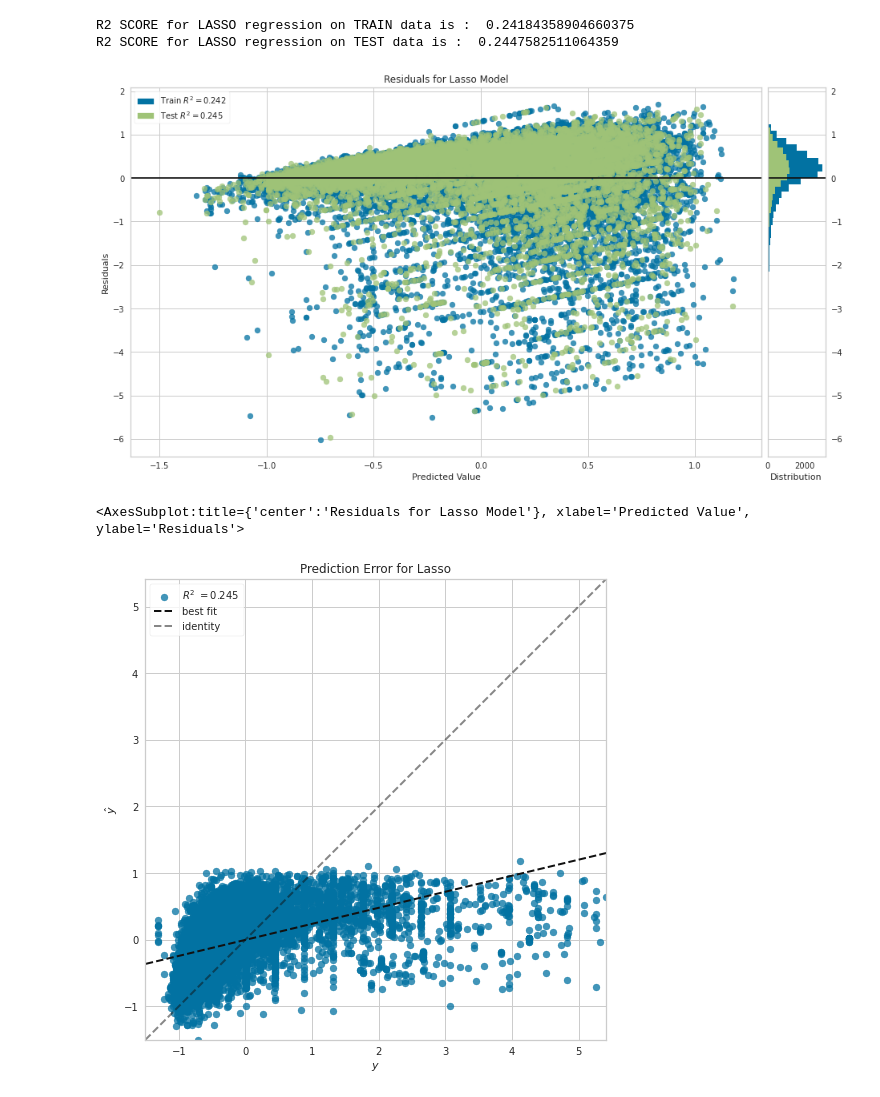
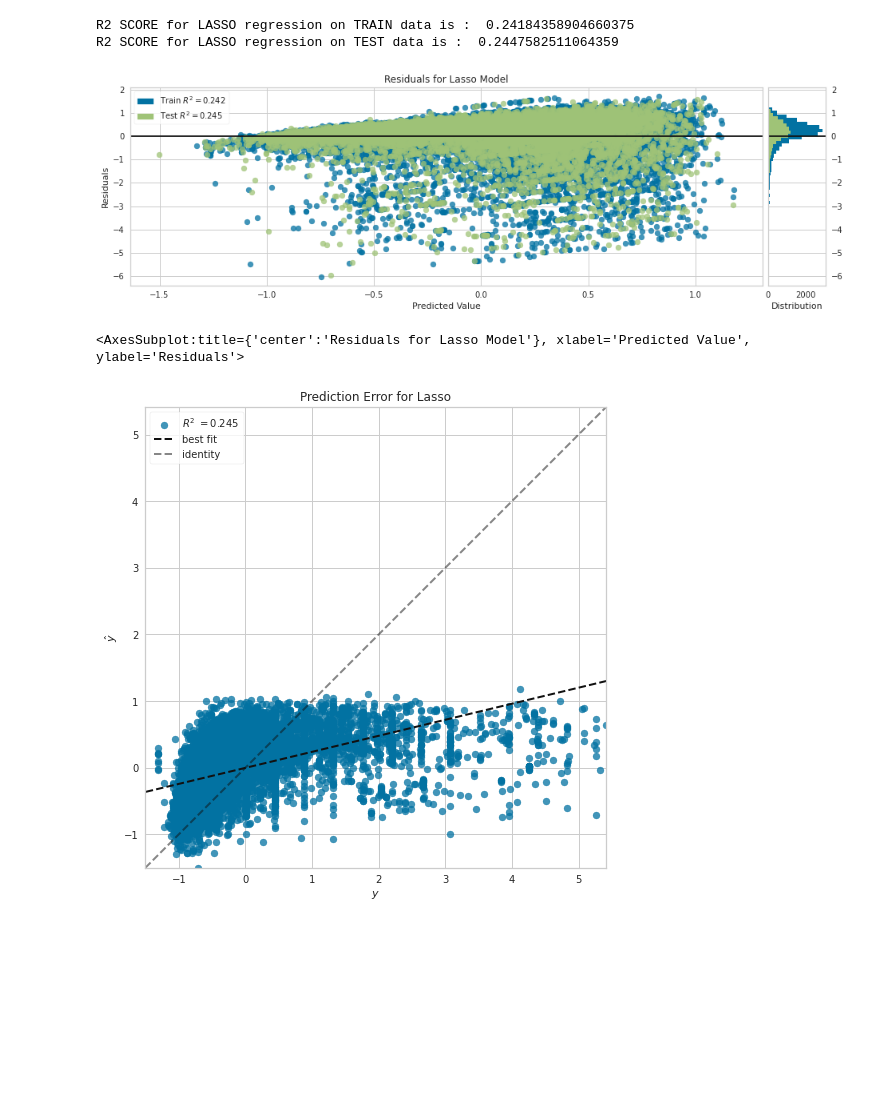
Before and after one commit to csridlen/eco395m-project-2, a Jupyter notebook: code/Lasso_model.ipynb, the cells around one changed output. Drawn from its saved outputs; the diff is of its cells as text; code cells hidden in the pictures; blank space fills up the shorter version.

Commit message:
edditing the axis to the visuals

```diff
--- a/code/Lasso_model.ipynb
+++ b/code/Lasso_model.ipynb
@@ -173,18 +173,19 @@ R2 SCORE for LASSO regression on TRAIN data is :  0.24184358904660375
 R2 SCORE for LASSO regression on TEST data is :  0.2447582511064359
 # %%
 # R2 on the train and test data are not too different.
-fig = plt.figure(figsize=(13, 7))
+%matplotlib inline
+fig = plt.figure(figsize=(13, 4))
 lasso_residuals = ResidualsPlot(lasso2)
 
 lasso_residuals.fit(X_train, y_train)  # Fitting the training data to the visualizer
 lasso_residuals.score(X_test, y_test)  # Evaluate the model on the test data
 
 fig.tight_layout()
 os.makedirs("../artifacts", exist_ok=True)
 fig.savefig("../artifacts/lasso_residuals.png", transparent=False)
 lasso_residuals.show()
 # %% [output]
-[figure, old version]
+[figure, new version]
 <AxesSubplot:title={'center':'Residuals for Lasso Model'}, xlabel='Predicted Value', ylabel='Residuals'>
 # %%
 # Prediction error graph for the lasso model
```
Also changed, not shown: parts of 1 cell of this notebook, 7 other files.
